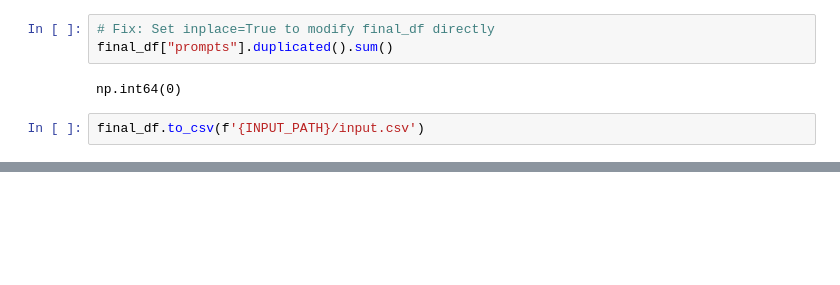
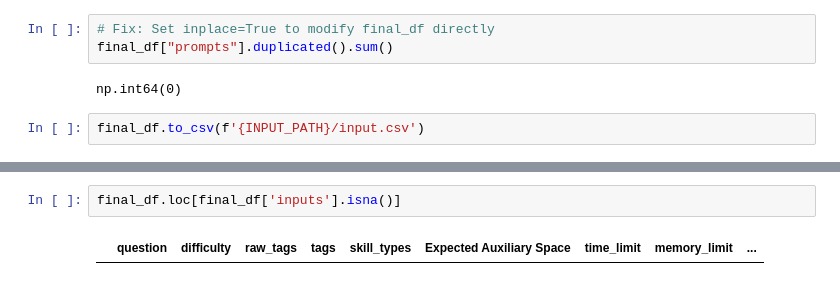
Before and after one commit to StanleyJo-37/competitive-programming-chatbots-comprasion, a Jupyter notebook: preprocessing.ipynb, the cells around one changed output, grey strips where cells are left out. Saved outputs shown, nothing was run; the diff lists cells and outputs as text; blank space fills up the shorter version.

```diff
--- a/preprocessing.ipynb
+++ b/preprocessing.ipynb
@@ -1033,0 +1040,4 @@ memory usage: 30.8+ KB
+# %%
+final_df.loc[final_df['inputs'].isna()]
+# %% [output]
+|  | question | difficulty | raw_tags | tags | skill_types | Expected Auxiliary Space | time_limit | memory_limit | ... |
```
Also changed, not shown: parts of 13 cells of this notebook.
